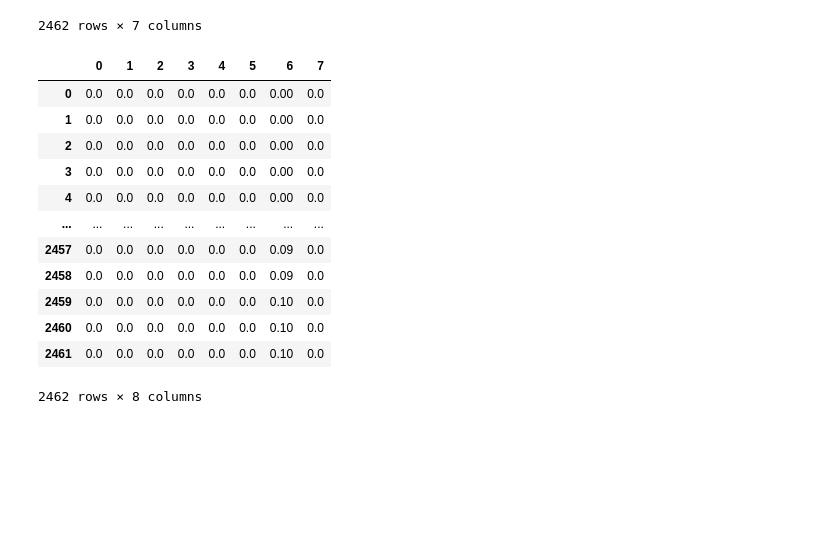
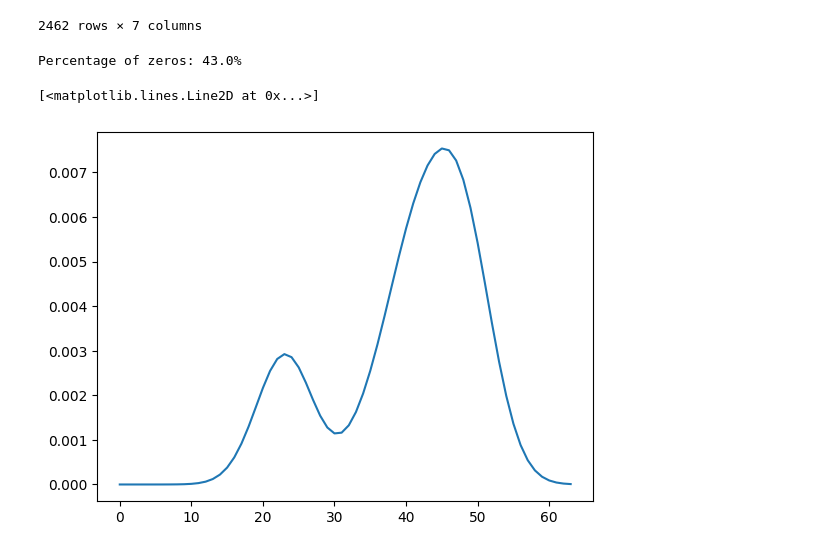
Before and after one commit to Jskacines/strain_learning, a Jupyter notebook: vicon_CNN.ipynb, the cells around one changed output. Saved outputs shown, nothing was run; the diff lists cells and outputs as text; code cells hidden in the pictures; blank space fills up the shorter version.

```diff
--- a/vicon_CNN.ipynb
+++ b/vicon_CNN.ipynb
@@ -374,22 +374,54 @@ test.to_csv("test.csv")
 | 112 | 28.701 | 0.10 | -122.447132 | -270.942124 | 8.630525 | 5.908855 | 6 |
 2462 rows × 7 columns
 # %%
-xdata = cutoff_strain
-ydata = np.zeros((len(cutoff_strain),max(data["contact_n"]) + 1))
-ydata[np.arange(len(cutoff_strain)), data["contact_n"]] = data["Force_gauge (N)"]
-display(pd.DataFrame(ydata))
-# Seperate validation indexes
+# xdata = cutoff_strain
+# ydata = np.zeros((len(cutoff_strain),max(data["contact_n"]) + 1))
+# ydata[np.arange(len(cutoff_strain)), data["contact_n"]-1] = data["Force_gauge (N)"]
+# display(pd.DataFrame(ydata))
+# # Seperate validation indexes
-# %% [output]
-|  | 0 | 1 | 2 | 3 | 4 | 5 | 6 | 7 |
-| 0 | 0.0 | 0.0 | 0.0 | 0.0 | 0.0 | 0.0 | 0.00 | 0.0 |
-| 1 | 0.0 | 0.0 | 0.0 | 0.0 | 0.0 | 0.0 | 0.00 | 0.0 |
-| 2 | 0.0 | 0.0 | 0.0 | 0.0 | 0.0 | 0.0 | 0.00 | 0.0 |
-| 3 | 0.0 | 0.0 | 0.0 | 0.0 | 0.0 | 0.0 | 0.00 | 0.0 |
-| 4 | 0.0 | 0.0 | 0.0 | 0.0 | 0.0 | 0.0 | 0.00 | 0.0 |
-| ... | ... | ... | ... | ... | ... | ... | ... | ... |
-| 2457 | 0.0 | 0.0 | 0.0 | 0.0 | 0.0 | 0.0 | 0.09 | 0.0 |
-| 2458 | 0.0 | 0.0 | 0.0 | 0.0 | 0.0 | 0.0 | 0.09 | 0.0 |
-| 2459 | 0.0 | 0.0 | 0.0 | 0.0 | 0.0 | 0.0 | 0.10 | 0.0 |
-| 2460 | 0.0 | 0.0 | 0.0 | 0.0 | 0.0 | 0.0 | 0.10 | 0.0 |
-| 2461 | 0.0 | 0.0 | 0.0 | 0.0 | 0.0 | 0.0 | 0.10 | 0.0 |
-2462 rows × 8 columns
+# %%
+def create_force_distribution(contact_positions, forces, num_outputs=32, sigma=2.0):
+    """
+    Create smooth force distribution from discrete contact points
+
+    Args:
+        contact_positions: Array of contact indices (e.g., [3, 5])
+        forces: Array of force values at those positions
+        num_outputs: Resolution of output (higher = more detail)
+        sigma: Width of Gaussian (higher = more spread)
+
+    Returns:
+        distribution: (num_outputs,) array with smooth force distribution
+    """
+    distribution = np.zeros(num_outputs)
+    positions = np.arange(num_outputs)
+
+    # Map old contact indices to new resolution
+    scale_factor = num_outputs / 8  # Adjust based on your original resolution
+
+    for contact_pos, force in zip(contact_positions, forces):
+        # Scale contact position to new resolution
+        scaled_pos = contact_pos * scale_factor
+
+        # Create Gaussian centered at contact point
+        gaussian = np.exp(-((positions - scaled_pos) ** 2) / (2 * sigma ** 2))
+        distribution += gaussian * force
+
+    return distribution
+
+xdata = cutoff_strain.to_numpy()
+
+num_outputs = 64
+
+ydata = np.zeros((len(cutoff_strain), num_outputs))
+for i in range(len(cutoff_strain)):
+    contact_pos = data["contact_t"].iloc[i]
+    force = data["Force_gauge (N)"].iloc[i]
+    ydata[i] = create_force_distribution([contact_pos], [force], num_outputs=num_outputs, sigma=num_outputs/16)
+
+print(f"Percentage of zeros: {(ydata == 0).sum() / ydata.size * 100:.1f}%")  # Should be much less now
+plt.plot(ydata.mean(axis=0))
+# %% [output]
+Percentage of zeros: 43.0%
+[<matplotlib.lines.Line2D at 0x...>]
+[figure, added]
```
Also changed, not shown: parts of 6 cells of this notebook, 1 other file.
